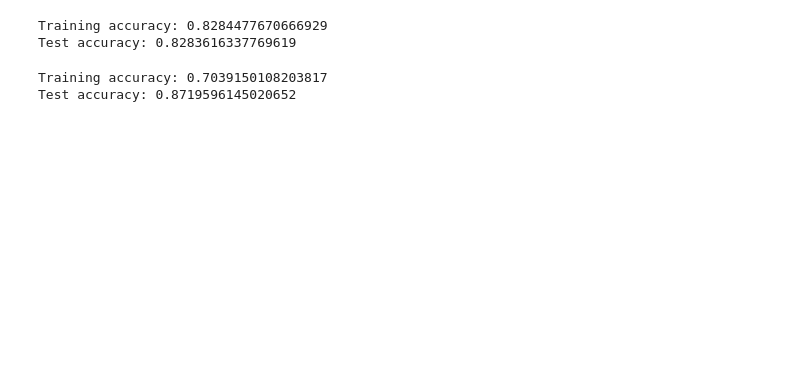
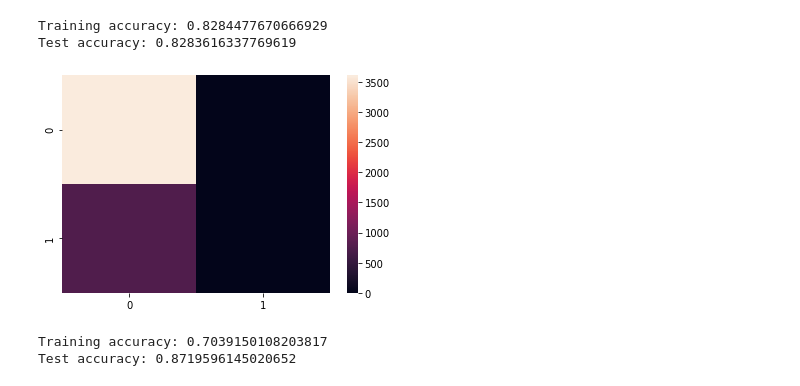
Before and after one commit to lal0904/YanrongWu-PHBS_MLF_2019, a Jupyter notebook: Final Group Project/Code/MLFinalProject.ipynb, the cells around one changed output. Saved outputs shown, nothing was run; the diff lists cells and outputs as text; code cells hidden in the pictures; blank space fills up the shorter version.

```diff
--- a/Final Group Project/Code/MLFinalProject.ipynb
+++ b/Final Group Project/Code/MLFinalProject.ipynb
@@ -243,6 +250,12 @@ print('Test accuracy:', svm.score(XTestPca, yTest))
 # %% [output]
 Training accuracy: 0.8284477670666929
 Test accuracy: 0.8283616337769619
+# %%
+svmConfusion= confusion_matrix(yTest, svm.predict(XTestPca), labels=[0, 1])
+seaborn.heatmap(svmConfusion)
+plt.show()
+# %% [output]
+[figure, added]
 # %%
 tree = DecisionTreeClassifier(criterion='gini',
                               max_depth=3,
```
Also changed, not shown: parts of 5 cells of this notebook.
